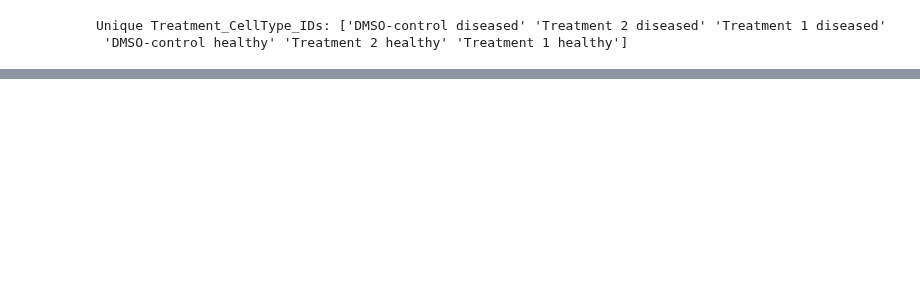
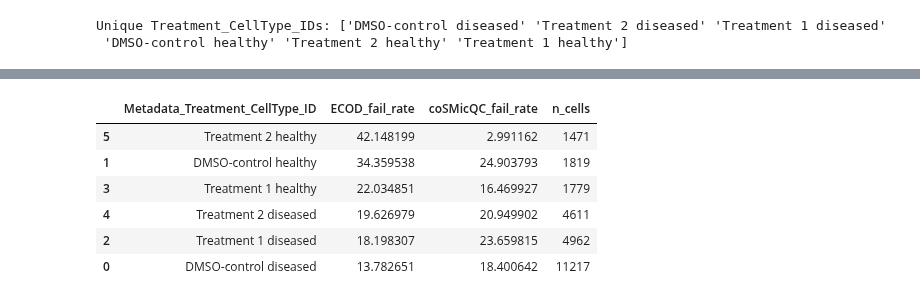
Before and after one commit to jenna-tomkinson/coSMicQC, a Jupyter notebook: docs/manuscripts/cosmicqc_paper_v1/figure_3/panelA_UMAP_no_QC.ipynb, the cells around one changed output, grey strips where cells are left out. Cells and saved outputs as stored; diff of their text form; code cells hidden in the pictures; blank space fills up the shorter version.

```diff
--- a/docs/manuscripts/cosmicqc_paper_v1/figure_3/panelA_UMAP_no_QC.ipynb
+++ b/docs/manuscripts/cosmicqc_paper_v1/figure_3/panelA_UMAP_no_QC.ipynb
@@ -229,0 +567,31 @@ p.show()
+# %%
+# Compare QC failure rates
+group_col = "Metadata_Treatment_CellType_ID"
+
+cosmicqc_df["coSMicQC_flag"] = (cosmicqc_df["Metadata_QC_status"] != "passed").astype(
+    int
+)
+
+qc_rates = (
+    cosmicqc_df.groupby(group_col)
+    .agg(
+        ECOD_fail_rate=("ECOD_flag", "mean"),
+        coSMicQC_fail_rate=("coSMicQC_flag", "mean"),
+        n_cells=("ECOD_flag", "size"),
+    )
+    .reset_index()
+)
+
+# convert to percent
+qc_rates["ECOD_fail_rate"] *= 100
+qc_rates["coSMicQC_fail_rate"] *= 100
+# %%
+qc_rates.sort_values("ECOD_fail_rate", ascending=False)
+# %% [output]
+|  | Metadata_Treatment_CellType_ID | ECOD_fail_rate | coSMicQC_fail_rate | n_cells |
+| 5 | Treatment 2 healthy | 42.148199 | 2.991162 | 1471 |
+| 1 | DMSO-control healthy | 34.359538 | 24.903793 | 1819 |
+| 3 | Treatment 1 healthy | 22.034851 | 16.469927 | 1779 |
+| 4 | Treatment 2 diseased | 19.626979 | 20.949902 | 4611 |
+| 2 | Treatment 1 diseased | 18.198307 | 23.659815 | 4962 |
+| 0 | DMSO-control diseased | 13.782651 | 18.400642 | 11217 |
```
Also changed, not shown: parts of 26 cells of this notebook, 41 other files.
